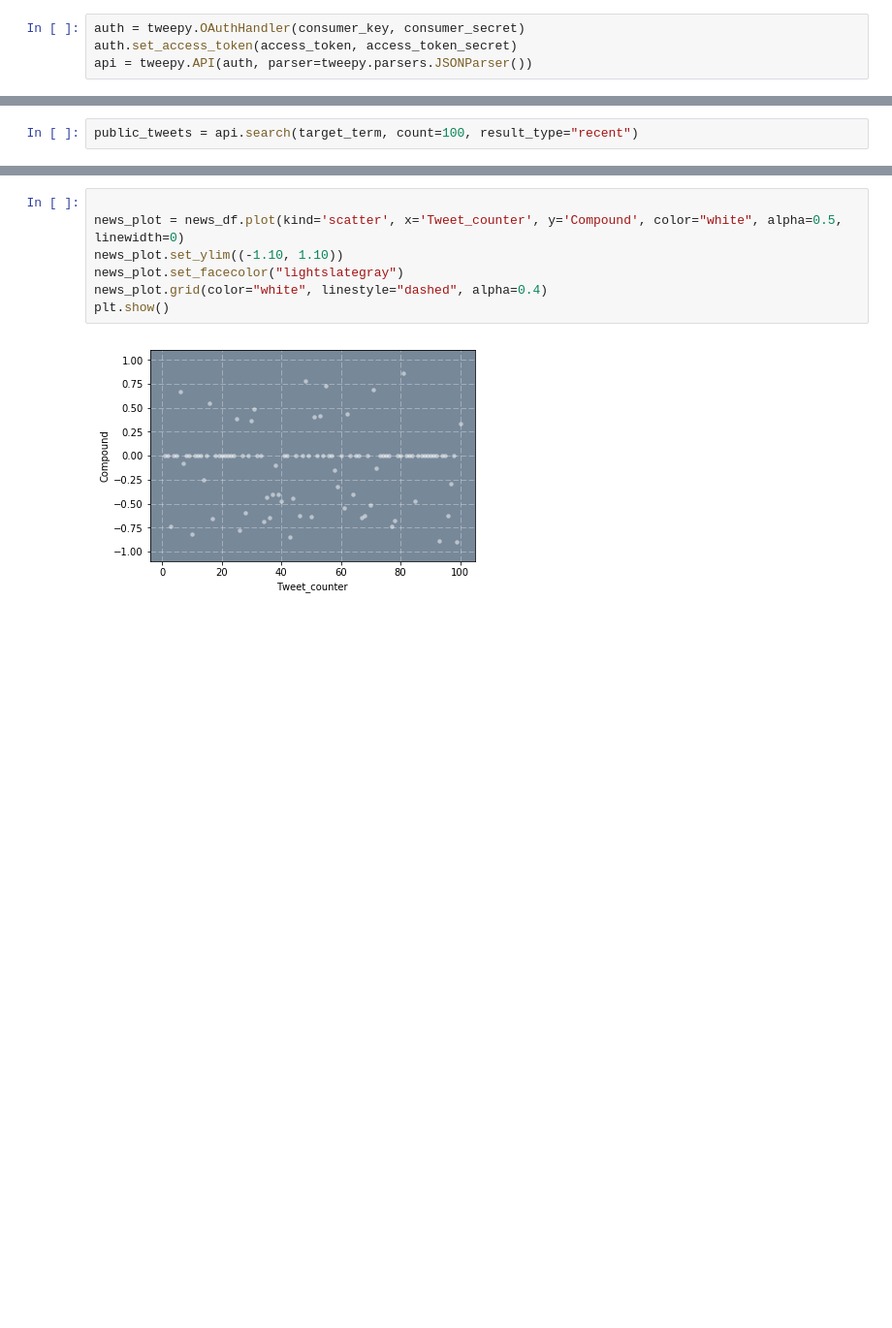
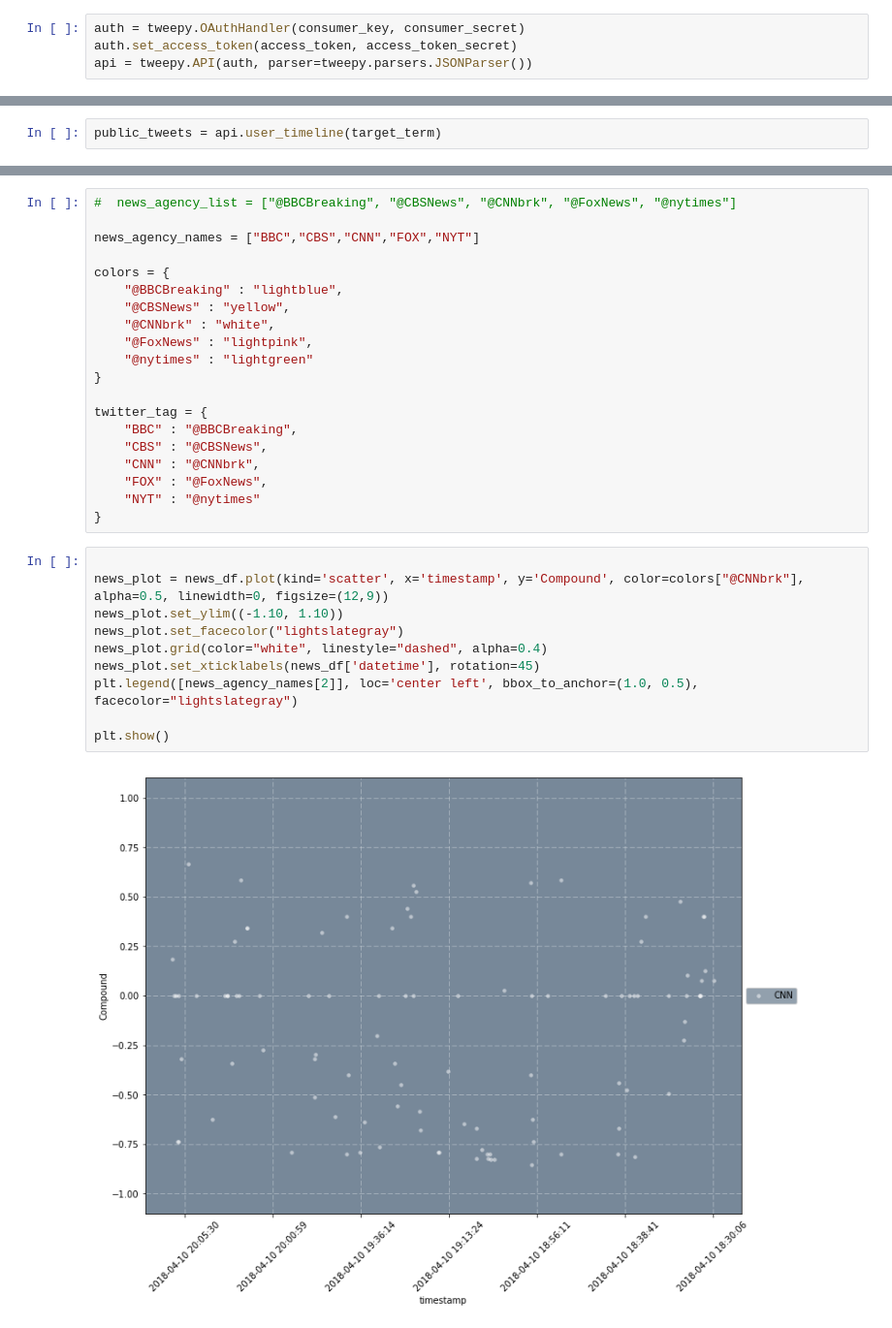
Before and after one commit to jjahn0/social_analytics, a Jupyter notebook: NewsMood/happynews.ipynb, the cells around one changed output, grey strips where cells are left out. Shown at 97% size. Cells and saved outputs as stored; diff of their text form; blank space fills up the shorter version.

Commit message:
update news twitter sentiment analysis

```diff
--- a/NewsMood/happynews.ipynb
+++ b/NewsMood/happynews.ipynb
@@ -28,4 +36,4 @@ positive_list = []
 negative_list = []
 neutral_list = []
 # %%
-public_tweets = api.search(target_term, count=100, result_type="recent")
+public_tweets = api.user_timeline(target_term)
@@ -68,9 +128,32 @@ news_df.head()
+# %%
+#  news_agency_list = ["@BBCBreaking", "@CBSNews", "@CNNbrk", "@FoxNews", "@nytimes"]
+
+news_agency_names = ["BBC","CBS","CNN","FOX","NYT"]
+
+colors = {
+    "@BBCBreaking" : "lightblue",
+    "@CBSNews" : "yellow",
+    "@CNNbrk" : "white",
+    "@FoxNews" : "lightpink",
+    "@nytimes" : "lightgreen"
+}
+
+twitter_tag = {
+    "BBC" : "@BBCBreaking",
+    "CBS" : "@CBSNews",
+    "CNN" : "@CNNbrk",
+    "FOX" : "@FoxNews",
+    "NYT" : "@nytimes"
+}
 # %%
 
-news_plot = news_df.plot(kind='scatter', x='Tweet_counter', y='Compound', color="white", alpha=0.5, linewidth=0)
+news_plot = news_df.plot(kind='scatter', x='timestamp', y='Compound', color=colors["@CNNbrk"], alpha=0.5, linewidth=0, figsize=(12,9))
 news_plot.set_ylim((-1.10, 1.10))
 news_plot.set_facecolor("lightslategray")
 news_plot.grid(color="white", linestyle="dashed", alpha=0.4)
+news_plot.set_xticklabels(news_df['datetime'], rotation=45)
+plt.legend([news_agency_names[2]], loc='center left', bbox_to_anchor=(1.0, 0.5), facecolor="lightslategray")
+
 plt.show()
 # %% [output]
-[figure, old version]
+[figure, new version]
```
Also changed, not shown: parts of 17 cells of this notebook, 2 other files.
